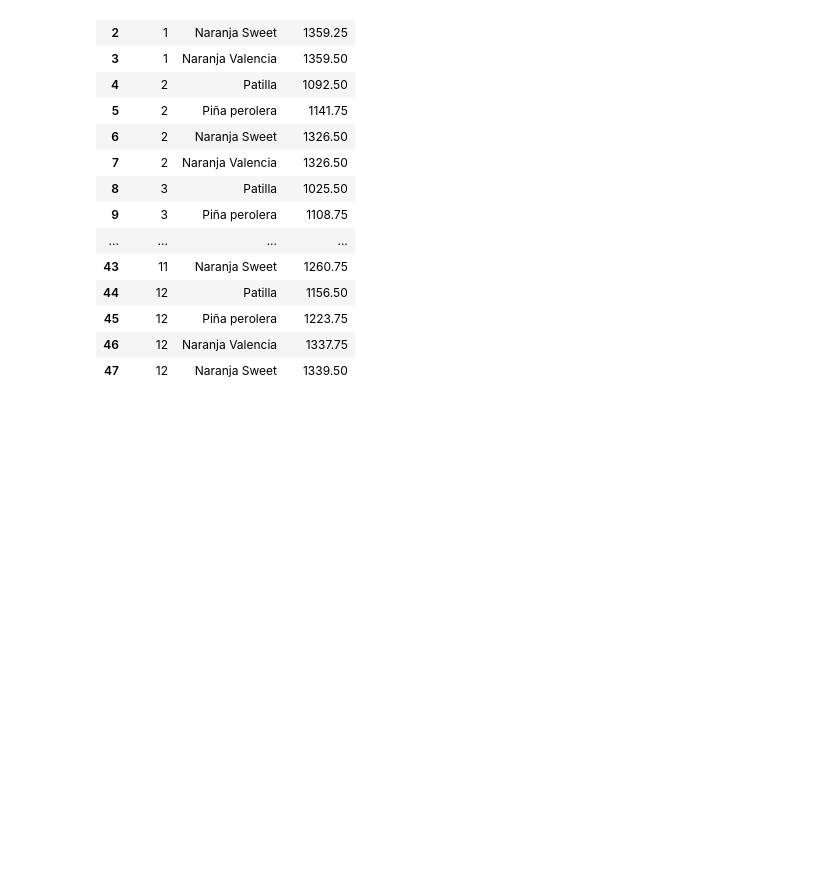
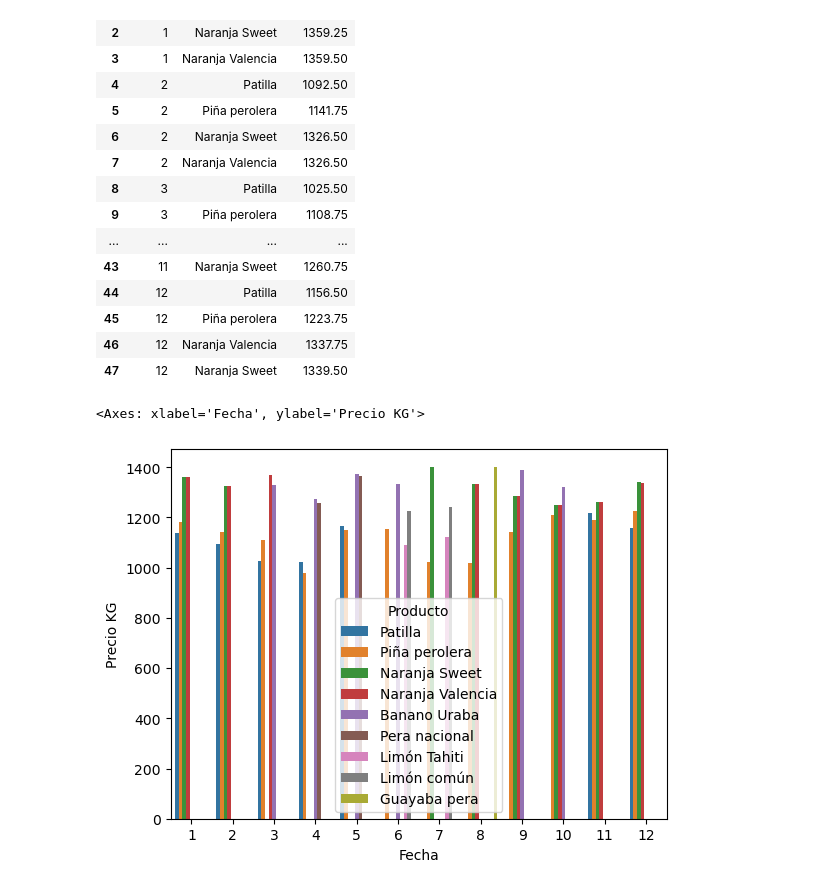
Before and after one commit to RioDeMilo/RETAIL-PRICES-COLOMBIA, a Jupyter notebook: IPC1823.ipynb, the cells around one changed output. Drawn from its saved outputs; the diff is of its cells as text; code cells hidden in the pictures; blank space fills up the shorter version.

```diff
--- a/IPC1823.ipynb
+++ b/IPC1823.ipynb
@@ -949,3 +980,9 @@ x # Here we see that the fucntion works properly and it is a dataframe that can
 | 45 | 12 | Piña perolera | 1223.75 |
 | 46 | 12 | Naranja Valencia | 1337.75 |
 | 47 | 12 | Naranja Sweet | 1339.50 |
+# %%
+# Here we can
+sns.barplot(data=x, x="Fecha", y="Precio KG",hue="Producto")
+# %% [output]
+<Axes: xlabel='Fecha', ylabel='Precio KG'>
+[figure, added]
```
Also changed, not shown: parts of 8 cells of this notebook.
